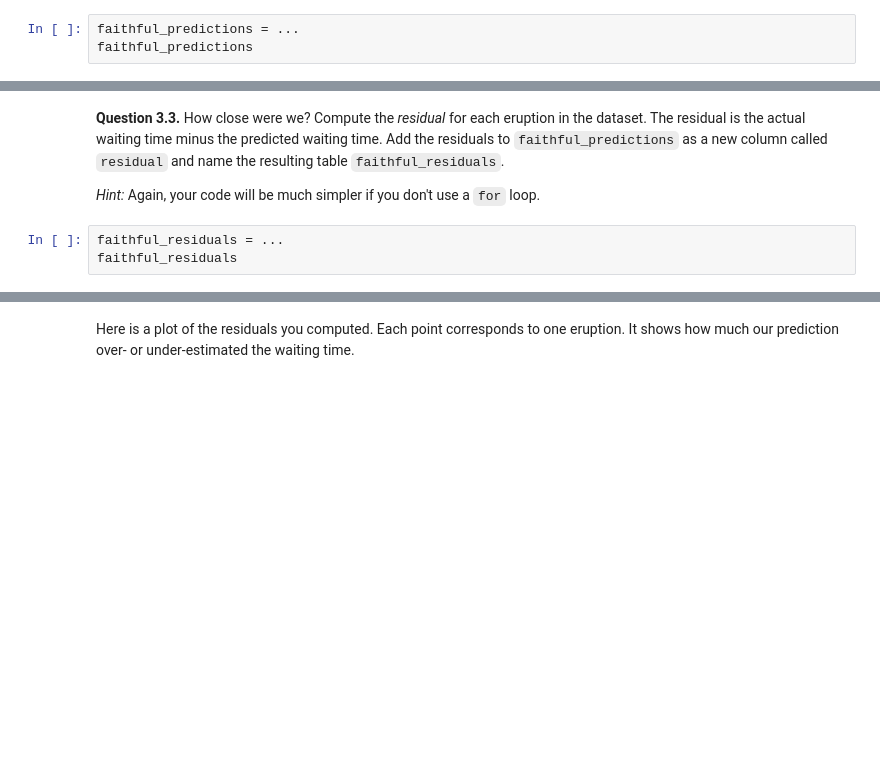
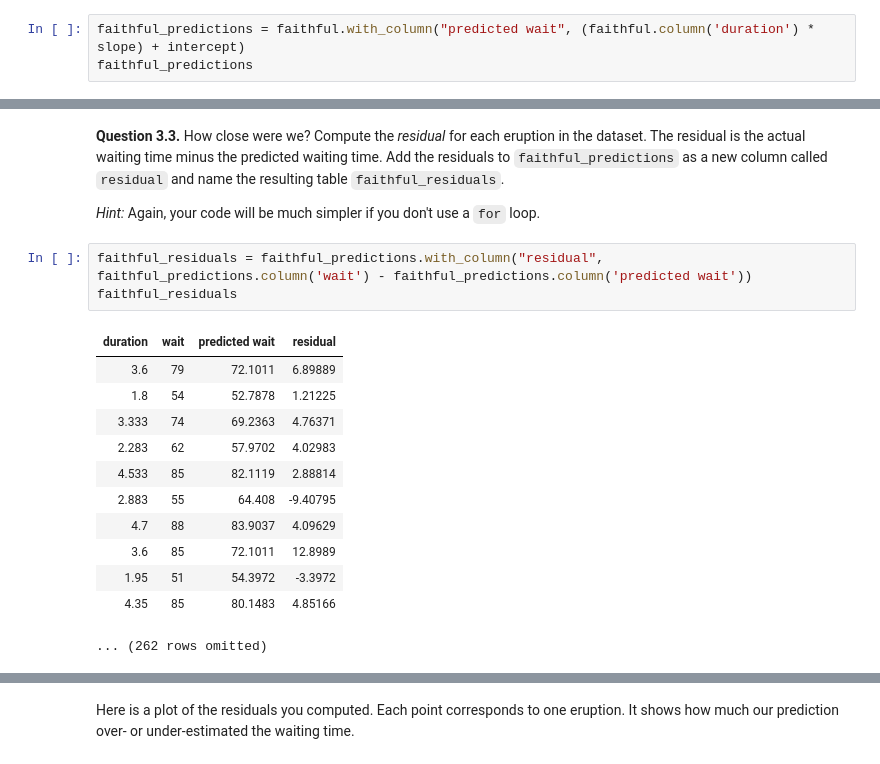
Before and after one commit to sondank1010/materials-sp22, a Jupyter notebook: lab/lab09/lab09.ipynb, the cells around one changed output, grey strips where cells are left out. Drawn from its saved outputs; the diff is of its cells as text; blank space fills up the shorter version.

```diff
--- a/lab/lab09/lab09.ipynb
+++ b/lab/lab09/lab09.ipynb
@@ -327,5 +278,5 @@ TypeError: float() argument must be a string or a real number, not 'ellipsis'
 
 *Hint:* Your answer can be just one line, though you are not limited to one line.  There is no need for a `for` loop; use array arithmetic instead.
 # %%
-faithful_predictions = ...
+faithful_predictions = faithful.with_column("predicted wait", (faithful.column('duration') * slope) + intercept)
 faithful_predictions
@@ -336,7 +302,20 @@ grader.check("q3_2")
 
 *Hint:* Again, your code will be much simpler if you don't use a `for` loop.
 # %%
-faithful_residuals = ...
+faithful_residuals = faithful_predictions.with_column("residual", faithful_predictions.column('wait') - faithful_predictions.column('predicted wait'))
 faithful_residuals
+# %% [output]
+| duration | wait | predicted wait | residual |
+| 3.6 | 79 | 72.1011 | 6.89889 |
+| 1.8 | 54 | 52.7878 | 1.21225 |
+| 3.333 | 74 | 69.2363 | 4.76371 |
+| 2.283 | 62 | 57.9702 | 4.02983 |
+| 4.533 | 85 | 82.1119 | 2.88814 |
+| 2.883 | 55 | 64.408 | -9.40795 |
+| 4.7 | 88 | 83.9037 | 4.09629 |
+| 3.6 | 85 | 72.1011 | 12.8989 |
+| 1.95 | 51 | 54.3972 | -3.3972 |
+| 4.35 | 85 | 80.1483 | 4.85166 |
+... (262 rows omitted)
 # %%
 grader.check("q3_3")
```
Also changed, not shown: parts of 26 cells of this notebook, 1 other file.
